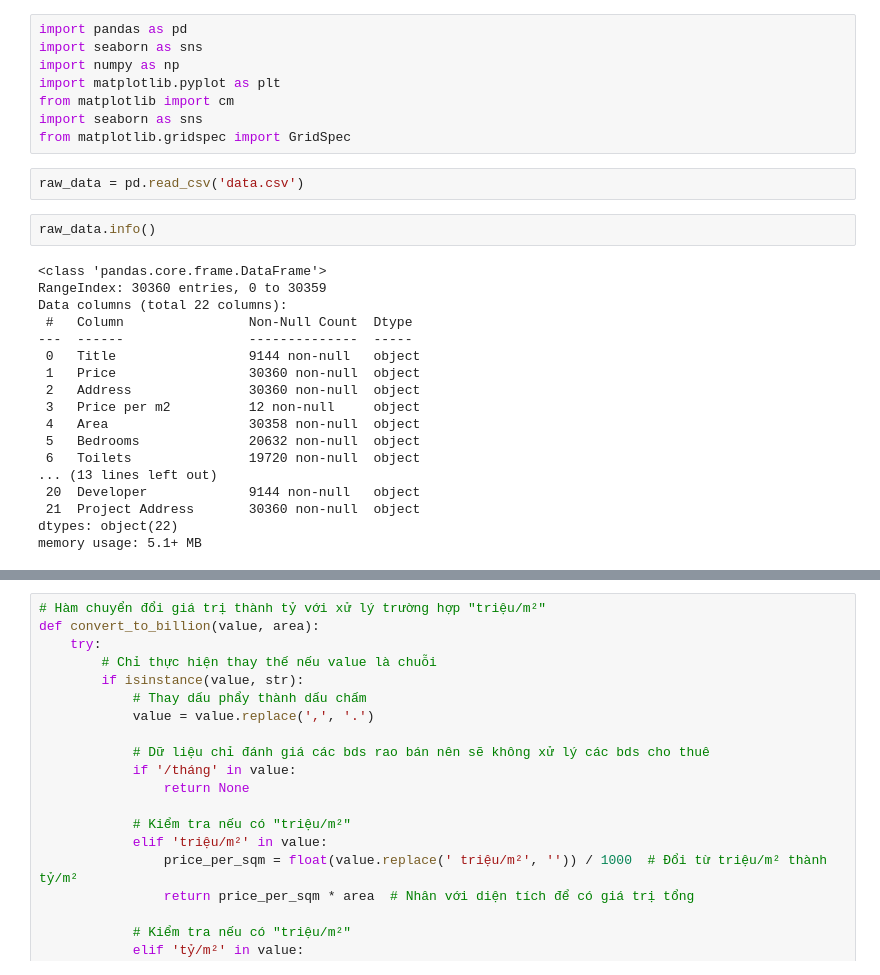
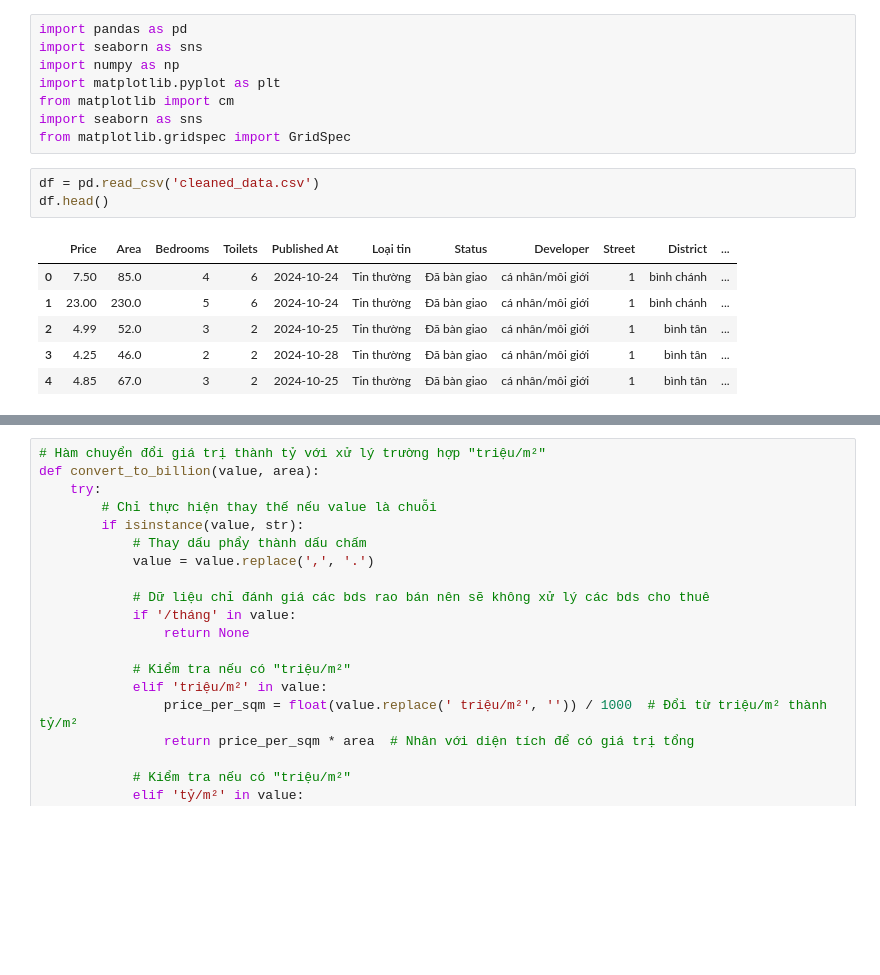
Before and after one commit to MinHien-git/NMKHDL_18127047_21127273_22127202_04, a Jupyter notebook: eda.ipynb, the cells around one changed output, grey strips where cells are left out. Saved outputs shown, nothing was run; the diff lists cells and outputs as text; blank space fills up the shorter version.

```diff
--- a/eda.ipynb
+++ b/eda.ipynb
@@ -7,24 +7,12 @@ from matplotlib import cm
 import seaborn as sns
 from matplotlib.gridspec import GridSpec
 # %%
-raw_data = pd.read_csv('data.csv')
+df = pd.read_csv('cleaned_data.csv')
+df.head()
+# %% [output]
+|  | Price | Area | Bedrooms | Toilets | Published At | Loại tin | Status | Developer | Street | District | ... |
+| 0 | 7.50 | 85.0 | 4 | 6 | 2024-10-24 | Tin thường | Đã bàn giao | cá nhân/môi giới | 1 | bình chánh | ... |
+| 1 | 23.00 | 230.0 | 5 | 6 | 2024-10-24 | Tin thường | Đã bàn giao | cá nhân/môi giới | 1 | bình chánh | ... |
+| 2 | 4.99 | 52.0 | 3 | 2 | 2024-10-25 | Tin thường | Đã bàn giao | cá nhân/môi giới | 1 | bình tân | ... |
+| 3 | 4.25 | 46.0 | 2 | 2 | 2024-10-28 | Tin thường | Đã bàn giao | cá nhân/môi giới | 1 | bình tân | ... |
+| 4 | 4.85 | 67.0 | 3 | 2 | 2024-10-25 | Tin thường | Đã bàn giao | cá nhân/môi giới | 1 | bình tân | ... |
-# %%
-raw_data.info()
-# %% [output]
-<class 'pandas.core.frame.DataFrame'>
-RangeIndex: 30360 entries, 0 to 30359
-Data columns (total 22 columns):
- #   Column                Non-Null Count  Dtype
----  ------                --------------  -----
- 0   Title                 9144 non-null   object
- 1   Price                 30360 non-null  object
- 2   Address               30360 non-null  object
- 3   Price per m2          12 non-null     object
- 4   Area                  30358 non-null  object
- 5   Bedrooms              20632 non-null  object
- 6   Toilets               19720 non-null  object
-... (13 lines left out)
- 20  Developer             9144 non-null   object
- 21  Project Address       30360 non-null  object
-dtypes: object(22)
-memory usage: 5.1+ MB
```
Also changed, not shown: parts of 29 cells of this notebook.
